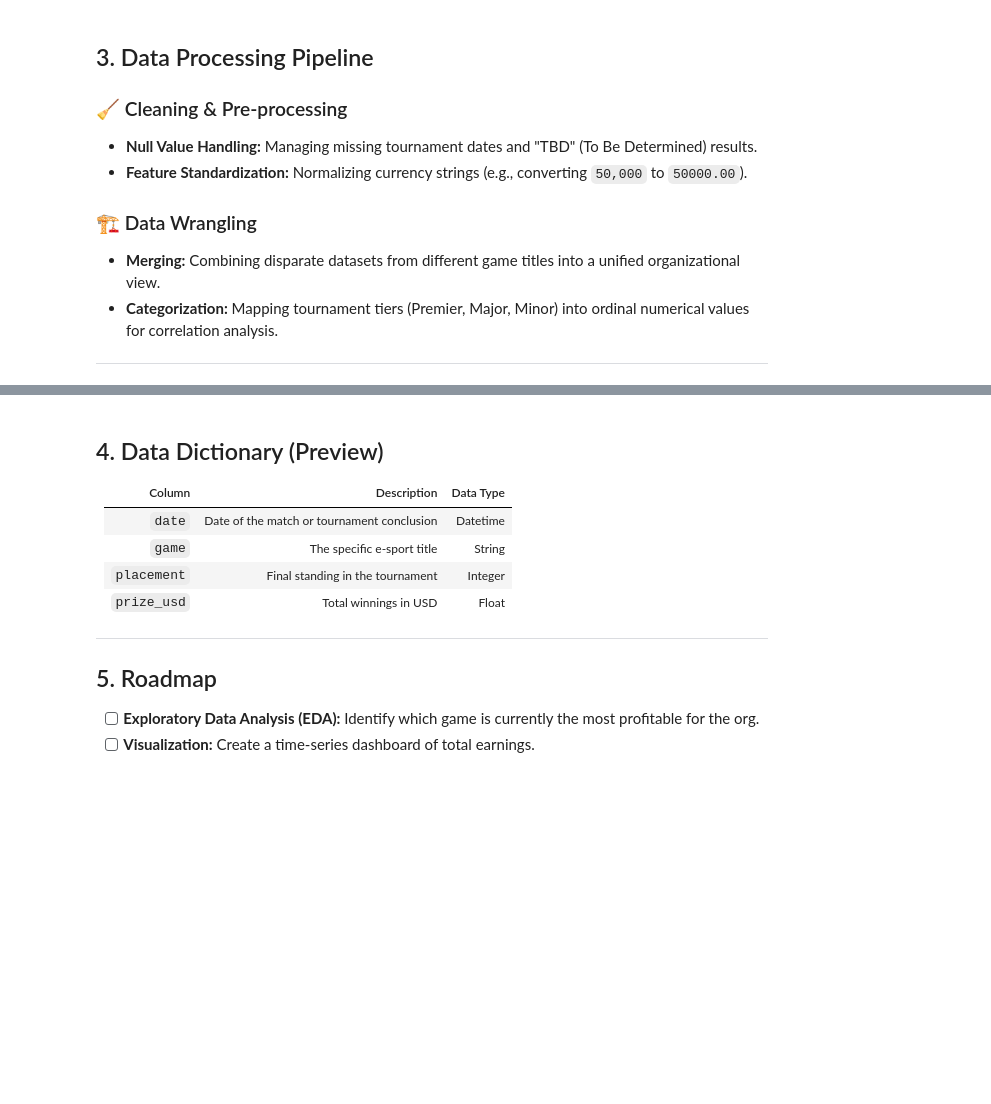
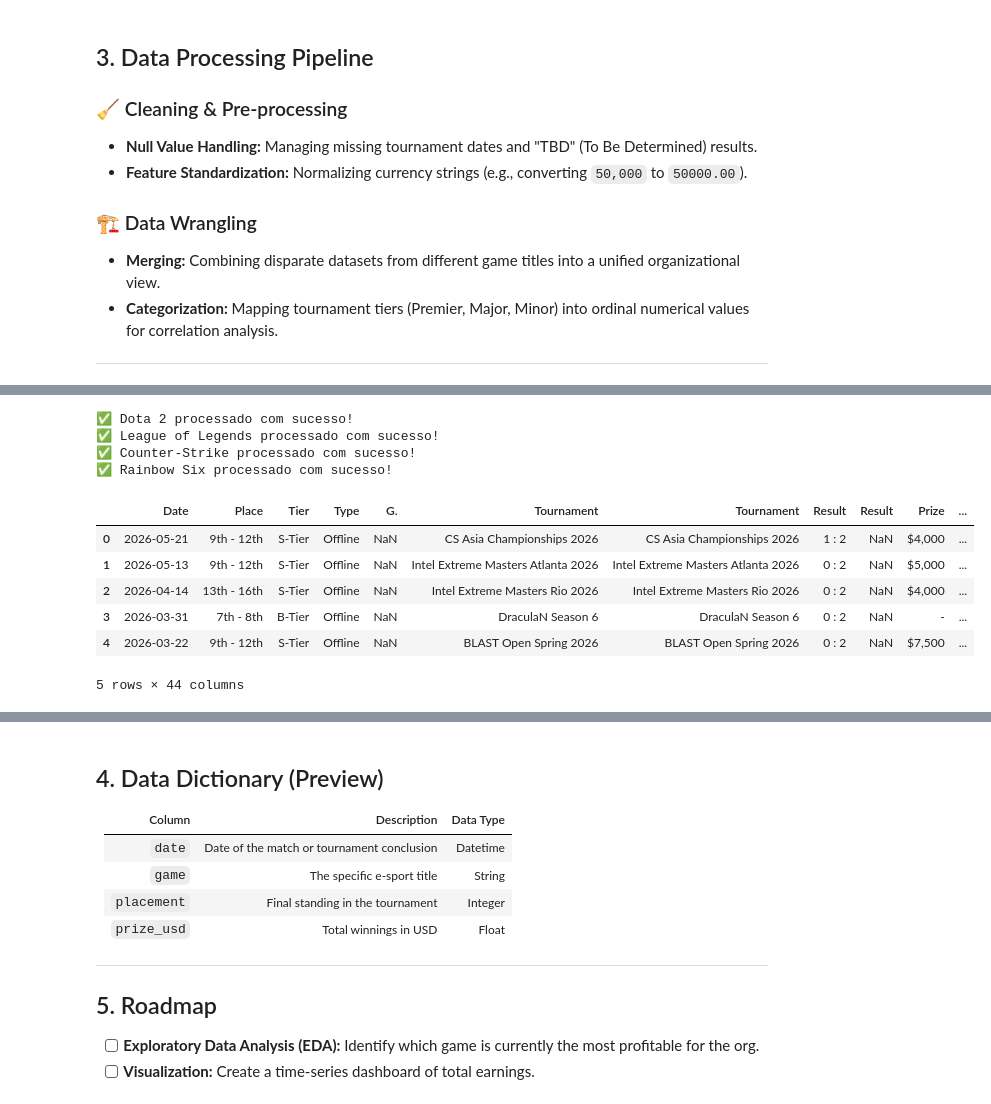
Before and after one commit to AlbertButzke/BrincadeiraComDados, a Jupyter notebook: CounterStrike/Team_Liquid.ipynb, the cells around one changed output, grey strips where cells are left out. Cells and saved outputs as stored; diff of their text form; code cells hidden in the pictures; blank space fills up the shorter version.

```diff
--- a/CounterStrike/Team_Liquid.ipynb
+++ b/CounterStrike/Team_Liquid.ipynb
@@ -52 +52,60 @@ Liquid_csgo.head()
 5 rows × 40 columns
+# %%
+
+urls_jogos = {
+    "Dota 2": "https://liquipedia.net/dota2/Team_Liquid/Results",
+    "League of Legends": "https://liquipedia.net/leagueoflegends/Team_Liquid/Results",
+    "Counter-Strike": "https://liquipedia.net/counterstrike/Team_Liquid/Results",
+    "Rainbow Six": "https://liquipedia.net/rainbowsix/Team_Liquid/Results"
+}
+
+dataframes_limpos = {}
+
+for jogo, url in urls_jogos.items():
+    try:
+        tabelas_normais = pd.read_html(url)
+        df = tabelas_normais[0].copy()
+
+        if isinstance(df.columns, pd.MultiIndex):
+            df.columns = df.columns.get_level_values(0)
+
+        tabelas_links = pd.read_html(url, extract_links="body")
+        df_links = tabelas_links[0].copy()
+
+        if isinstance(df_links.columns, pd.MultiIndex):
+            df_links.columns = df_links.columns.get_level_values(0)
+
+        col_torneio = 'Tournament' if 'Tournament' in df_links.columns else 'Tournaments'
+
+        coluna_isolada = df_links[col_torneio]
+        if isinstance(coluna_isolada, pd.DataFrame):
+            coluna_isolada = coluna_isolada.iloc[:, -1]
+
+        link_cru = coluna_isolada.str[1]
+
+        df['Tournament_Link'] = link_cru.apply(
+            lambda x: "https://liquipedia.net" + x if isinstance(x, str) and x.startswith('/') else x
+        )
+
+        if col_torneio in df.columns:
+            coluna_texto_isolada = df[col_torneio]
+            if isinstance(coluna_texto_isolada, pd.DataFrame):
+                coluna_texto_isolada = coluna_texto_isolada.iloc[:, -1]
+
+            if coluna_texto_isolada.apply(lambda x: isinstance(x, tuple)).any():
+                df[col_torneio] = coluna_texto_isolada.str[0]
+            else:
+                df[col_torneio] = coluna_texto_isolada
+
+        df['Game'] = jogo
+
+        dataframes_limpos[jogo] = df
+        print(f"✅ {jogo} processado com sucesso!")
+
+    except Exception as e:
+        print(f"❌ Erro ao processar o jogo {jogo}: {e}")
+# %% [output]
+✅ Dota 2 processado com sucesso!
+✅ League of Legends processado com sucesso!
+✅ Counter-Strike processado com sucesso!
+✅ Rainbow Six processado com sucesso!
@@ -53,3 +117,13 @@ Liquid_csgo.head()
+# %%
+Liquid_csgo.head()
+# %% [output]
+|  | Date | Place | Tier | Type | G. | Tournament | Tournament | Result | Result | Prize | ... |
+| 0 | 2026-05-21 | 9th - 12th | S-Tier | Offline | NaN | CS Asia Championships 2026 | CS Asia Championships 2026 | 1 : 2 | NaN | $4,000 | ... |
+| 1 | 2026-05-13 | 9th - 12th | S-Tier | Offline | NaN | Intel Extreme Masters Atlanta 2026 | Intel Extreme Masters Atlanta 2026 | 0 : 2 | NaN | $5,000 | ... |
+| 2 | 2026-04-14 | 13th - 16th | S-Tier | Offline | NaN | Intel Extreme Masters Rio 2026 | Intel Extreme Masters Rio 2026 | 0 : 2 | NaN | $4,000 | ... |
+| 3 | 2026-03-31 | 7th - 8th | B-Tier | Offline | NaN | DraculaN Season 6 | DraculaN Season 6 | 0 : 2 | NaN | - | ... |
+| 4 | 2026-03-22 | 9th - 12th | S-Tier | Offline | NaN | BLAST Open Spring 2026 | BLAST Open Spring 2026 | 0 : 2 | NaN | $7,500 | ... |
+5 rows × 44 columns
 # %%
 # Data Cleaning
 import datetime as dt
```
Also changed, not shown: parts of 4 cells of this notebook, 2 other files.
